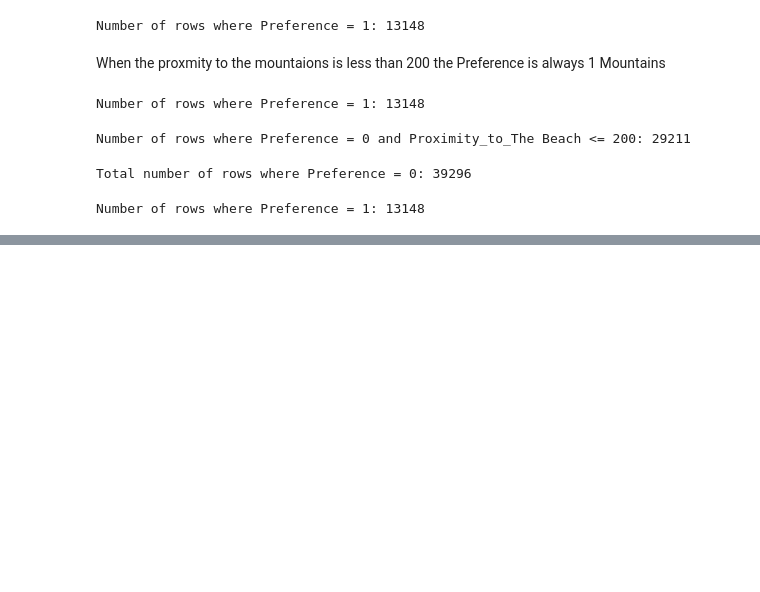
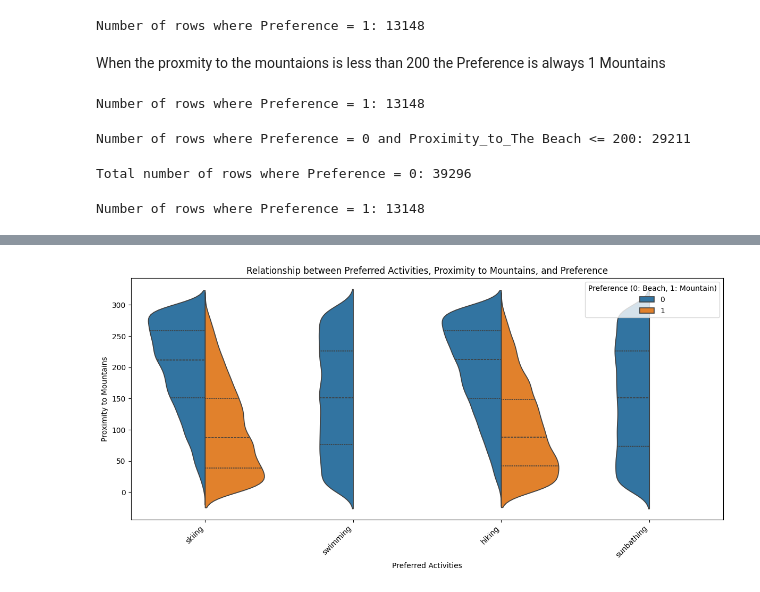
Before and after one commit to MarqueFerg/EDA-Mountains-or-Beach, a Jupyter notebook: EDA_notebook.ipynb, the cells around one changed output, grey strips where cells are left out. Saved outputs shown, nothing was run; the diff lists cells and outputs as text; code cells hidden in the pictures; blank space fills up the shorter version.

```diff
--- a/EDA_notebook.ipynb
+++ b/EDA_notebook.ipynb
@@ -181,0 +215,16 @@ Number of rows where Preference = 1: 13148
+# %%
+import seaborn as sns
+import matplotlib.pyplot as plt
+
+plt.figure(figsize=(12, 6))  # Adjust figure size as needed
+sns.violinplot(x='Preferred_Activities', y='Proximity_to_Mountains', hue='Preference', data=df, split=True, inner="quart")
+
+plt.title('Relationship between Preferred Activities, Proximity to Mountains, and Preference')
+plt.xlabel('Preferred Activities')
+plt.ylabel('Proximity to Mountains')
+plt.xticks(rotation=45, ha='right')  # Rotate x-axis labels for better readability
+plt.legend(title='Preference (0: Beach, 1: Mountain)')
+plt.tight_layout()
+plt.show()
+# %% [output]
+[figure, added]
```
Also changed, not shown: parts of 12 cells of this notebook.
